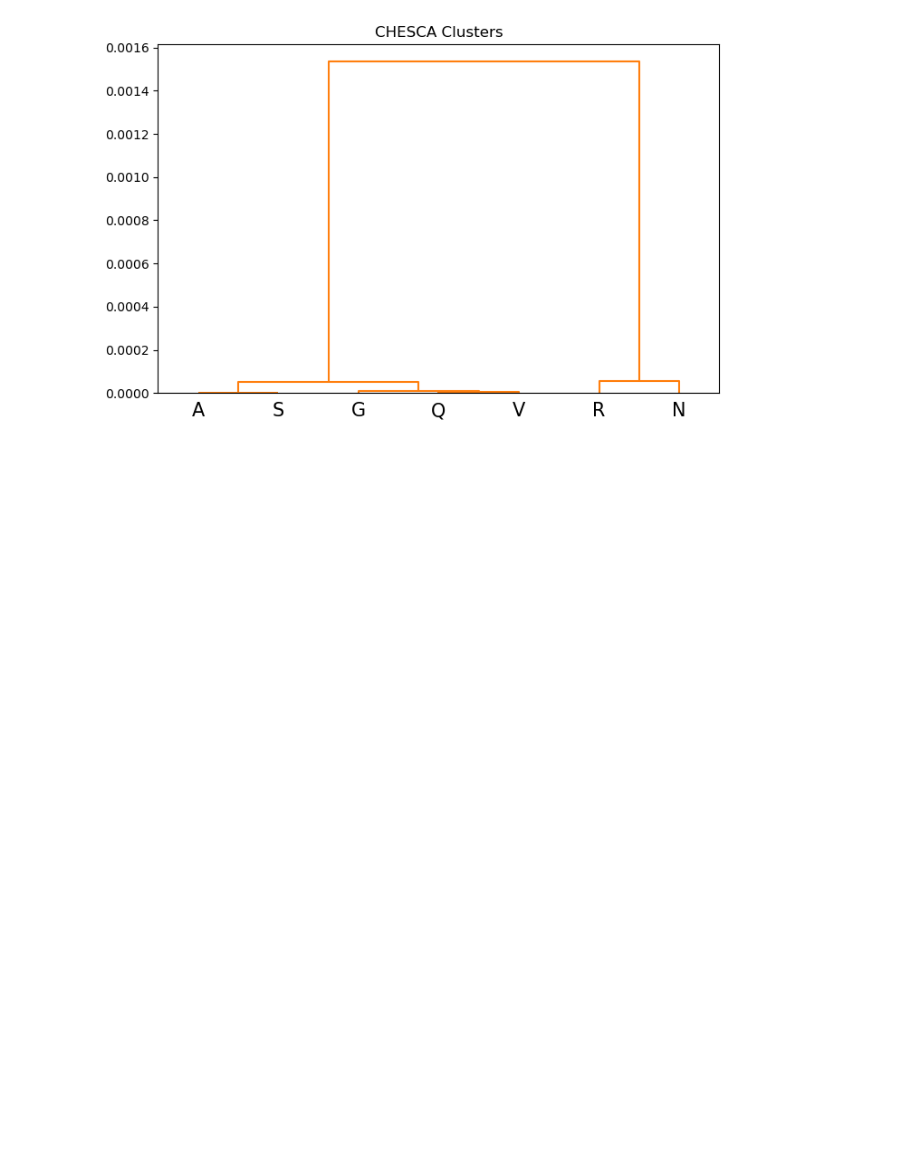
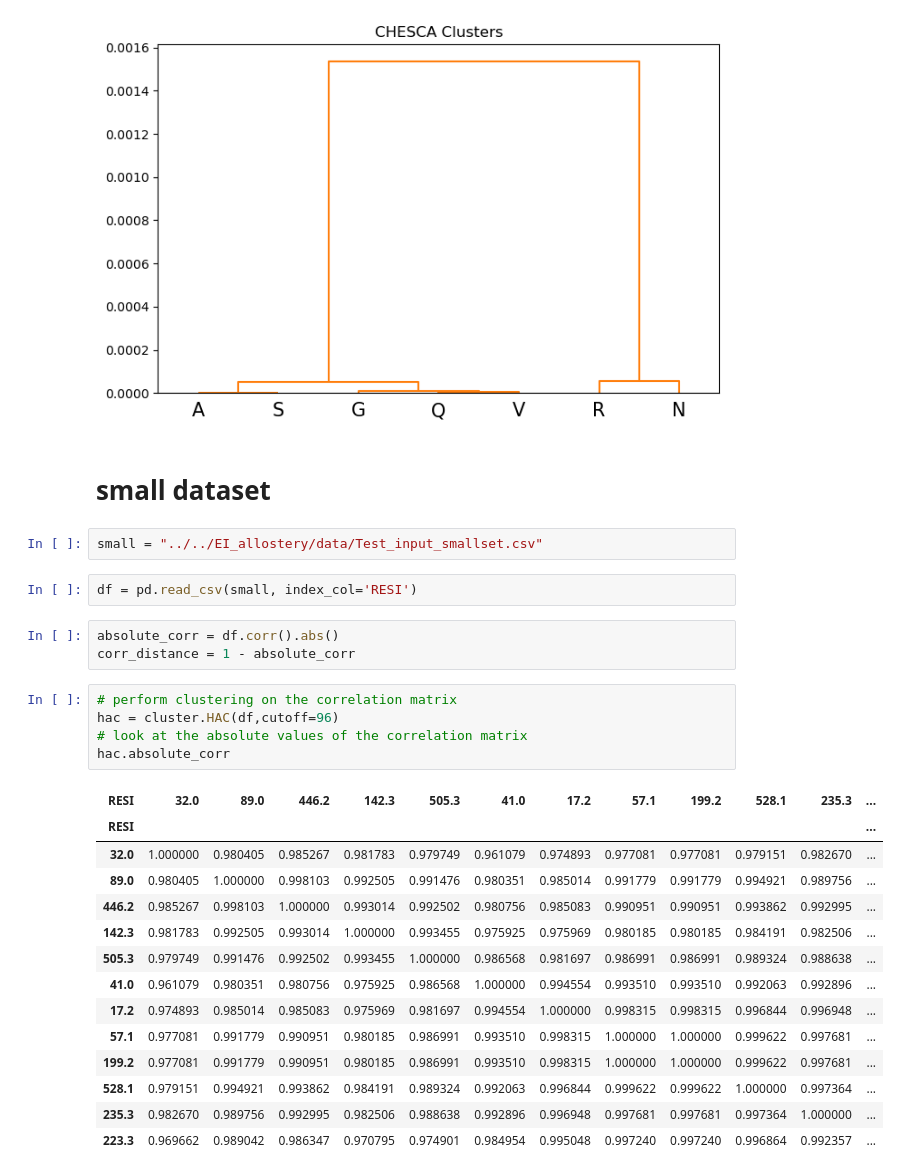
Before and after one commit to Dan-Burns/pychesca, a Jupyter notebook: dev.ipynb, the cells around one changed output. Drawn from its saved outputs; the diff is of its cells as text; blank space fills up the shorter version.

```diff
--- a/dev.ipynb
+++ b/dev.ipynb
@@ -395,3 +395,32 @@ plots.show_dendrogram(hac_states, orientation='top', annotate_clusters=False)
 # cluster one seems to separate them correctly.
 # %% [output]
 [figure]
+# %% [markdown]
+# small dataset
+# %%
+small = "../../EI_allostery/data/Test_input_smallset.csv"
+# %%
+df = pd.read_csv(small, index_col='RESI')
+# %%
+absolute_corr = df.corr().abs()
+corr_distance = 1 - absolute_corr
+# %%
+# perform clustering on the correlation matrix
+hac = cluster.HAC(df,cutoff=96)
+# look at the absolute values of the correlation matrix
+hac.absolute_corr
+# %% [output]
+| RESI | 32.0 | 89.0 | 446.2 | 142.3 | 505.3 | 41.0 | 17.2 | 57.1 | 199.2 | 528.1 | 235.3 | ... |
+| RESI |  |  |  |  |  |  |  |  |  |  |  | ... |
+| 32.0 | 1.000000 | 0.980405 | 0.985267 | 0.981783 | 0.979749 | 0.961079 | 0.974893 | 0.977081 | 0.977081 | 0.979151 | 0.982670 | ... |
+| 89.0 | 0.980405 | 1.000000 | 0.998103 | 0.992505 | 0.991476 | 0.980351 | 0.985014 | 0.991779 | 0.991779 | 0.994921 | 0.989756 | ... |
+| 446.2 | 0.985267 | 0.998103 | 1.000000 | 0.993014 | 0.992502 | 0.980756 | 0.985083 | 0.990951 | 0.990951 | 0.993862 | 0.992995 | ... |
+| 142.3 | 0.981783 | 0.992505 | 0.993014 | 1.000000 | 0.993455 | 0.975925 | 0.975969 | 0.980185 | 0.980185 | 0.984191 | 0.982506 | ... |
+| 505.3 | 0.979749 | 0.991476 | 0.992502 | 0.993455 | 1.000000 | 0.986568 | 0.981697 | 0.986991 | 0.986991 | 0.989324 | 0.988638 | ... |
+| 41.0 | 0.961079 | 0.980351 | 0.980756 | 0.975925 | 0.986568 | 1.000000 | 0.994554 | 0.993510 | 0.993510 | 0.992063 | 0.992896 | ... |
+| 17.2 | 0.974893 | 0.985014 | 0.985083 | 0.975969 | 0.981697 | 0.994554 | 1.000000 | 0.998315 | 0.998315 | 0.996844 | 0.996948 | ... |
+| 57.1 | 0.977081 | 0.991779 | 0.990951 | 0.980185 | 0.986991 | 0.993510 | 0.998315 | 1.000000 | 1.000000 | 0.999622 | 0.997681 | ... |
+| 199.2 | 0.977081 | 0.991779 | 0.990951 | 0.980185 | 0.986991 | 0.993510 | 0.998315 | 1.000000 | 1.000000 | 0.999622 | 0.997681 | ... |
+| 528.1 | 0.979151 | 0.994921 | 0.993862 | 0.984191 | 0.989324 | 0.992063 | 0.996844 | 0.999622 | 0.999622 | 1.000000 | 0.997364 | ... |
+| 235.3 | 0.982670 | 0.989756 | 0.992995 | 0.982506 | 0.988638 | 0.992896 | 0.996948 | 0.997681 | 0.997681 | 0.997364 | 1.000000 | ... |
+| 223.3 | 0.969662 | 0.989042 | 0.986347 | 0.970795 | 0.974901 | 0.984954 | 0.995048 | 0.997240 | 0.997240 | 0.996864 | 0.992357 | ... |
```
Also changed, not shown: parts of 7 cells of this notebook, 2 other files.
